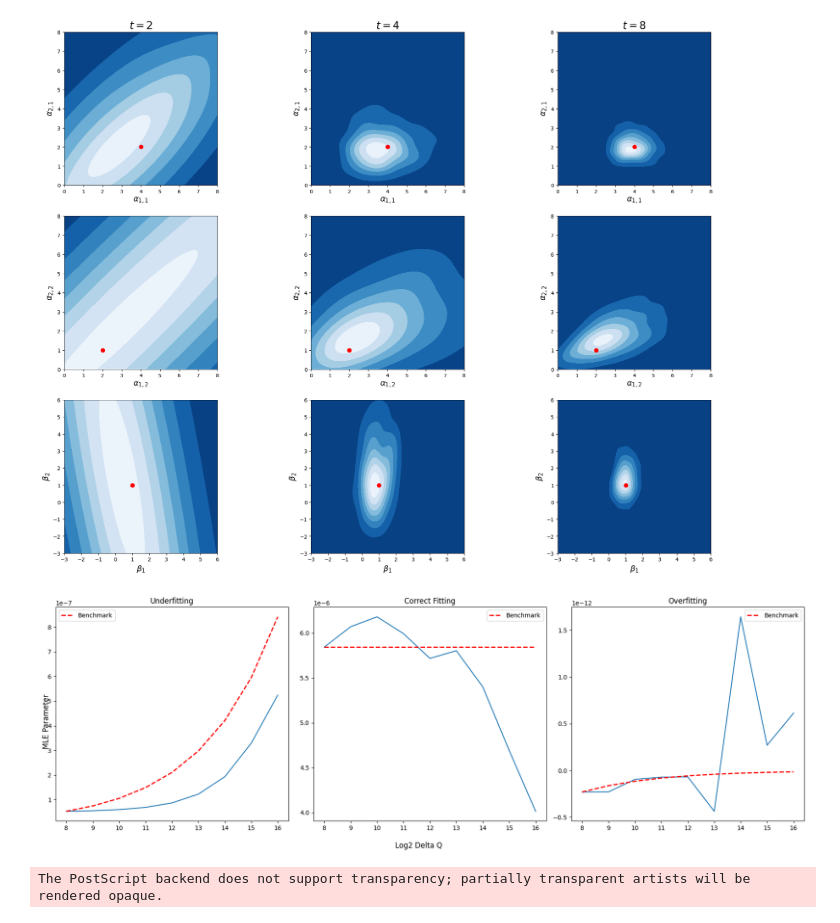
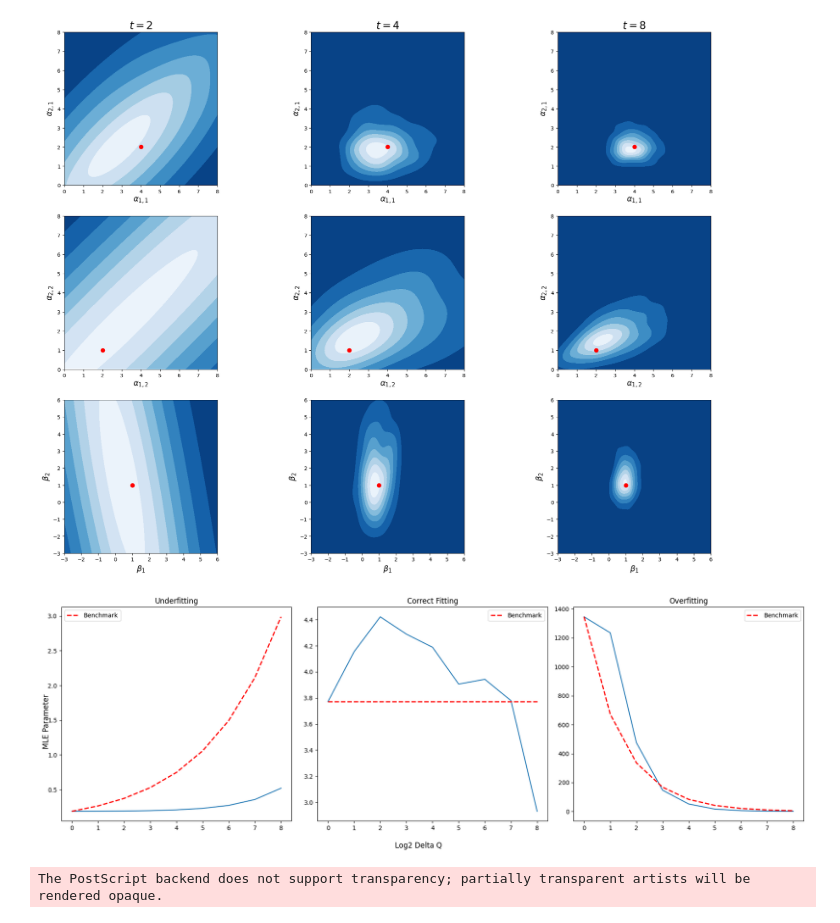
Before and after one commit to jiamingchen13/GraphOUEdge, a Jupyter notebook: Untitled.ipynb, the cells around one changed output. Saved outputs shown, nothing was run; the diff lists cells and outputs as text; code cells hidden in the pictures.

```diff
--- a/Untitled.ipynb
+++ b/Untitled.ipynb
@@ -142,16 +142,16 @@ plt.show()
 forecast_step = 1
 
 # Set hyperparameter gamma
-gamma = 25
+gamma = 1.01
 
 # Load the correlation/covariance data
-data = np.load('./data/LOBSTERdata/output/train/aggregate/cov.npz', allow_pickle=True)
+data = np.load('./data/LOBSTERdata/output/train/aggregate/corr.npz', allow_pickle=True)
 index = pd.to_datetime(data['timestamps'])
 _data = pd.DataFrame({key: data[key] for key in data.files if key != 'timestamps'}, index=index)
 
 # Derive network structure
 #TICKERS = ['SPY', 'AMZN', 'JPM', 'GS', 'KO', 'MSFT', 'NDAQ', 'MNST']
-Adj = adj_to_line_graph([[0,0,0,0,0,0,1,0],[0,0,0,0,0,0,0,0],[0,0,0,0,0,0,0,0],[0,0,0,0,0,0,1,0],[0,0,0,0,0,0,0,0],[0,0,0,0,0,0,1,0],[1,0,0,1,0,1,0,1],[0,0,0,0,0,0,1,0]], TICKERS)
+Adj = adj_to_line_graph([[0,0,0,0,0,0,1,0],[0,0,0,0,0,0,0,0],[0,0,0,0,0,0,0,0],[0,0,0,0,0,0,0,0],[0,0,0,0,0,0,0,0],[0,0,0,0,0,0,0,0],[1,0,0,0,0,0,0,0],[0,0,0,0,0,0,0,0]], TICKERS)
 
 # Number of edges
 K = Adj[0].shape[0]
@@ -165,22 +165,22 @@ delta = 1
 Q_ = np.append(P_[::delta], P_[-1]) if (Y.shape[1] - 1) % delta != 0 else P_[::delta]
 
 # Testing data
-test_data = np.load('./data/LOBSTERdata/output/test/aggregate/cov.npz', allow_pickle=True)
+test_data = np.load('./data/LOBSTERdata/output/test/aggregate/corr.npz', allow_pickle=True)
 test_index = pd.to_datetime(test_data['timestamps'])
 test_data_ = pd.DataFrame({key: test_data[key] for key in test_data.files if key != 'timestamps'}, index=test_index)
 test_Y = test_data_[Adj[1]].T
 test_set = sliding_window_view(test_Y, (K, forecast_step))[0]
 test_size = test_set.shape[0]
 # %%
-P_ = np.array([i for i in range(Y.shape[1])])
+P = np.array([i for i in range(Y.shape[1])])
 param_1 = []
 param_2 = []
 
-for j in range(1,10):
-    Q_ = np.append(P_[::j], P_[-1]) if (Y.shape[1] - 1) % j != 0 else P_[::j]
+for j in range(1,9):
+    Q = np.append(P[::j], P[-1]) if (Y.shape[1] - 1) % j != 0 else P[::j]
     # Alpha, first sample, first lag
-    param_1.append(grOU_edge_model(Y, Adj, test_set, K, test_size, forecast_step, [1], C, jump_activity, P_, Q_, gamma, is_global=False, is_single=False, print_param=True, is_test=True)[0][0][0])
-    param_2.append(grOU_edge_model(Y, Adj, test_set, K, test_size, forecast_step, [1,1], C, jump_activity, P_, Q_, gamma, is_global=False, is_single=False, print_param=True, is_test=True)[0][0][0])
+    param_1.append(grOU_edge_model(Y, Adj, test_set, K, test_size, forecast_step, [1], C, jump_activity, P, Q, gamma, is_global=False, is_single=False, print_param=True, is_test=True)[0][0][0])
+    param_2.append(grOU_edge_model(Y, Adj, test_set, K, test_size, forecast_step, [1,1], C, jump_activity, P, Q, gamma, is_global=False, is_single=False, print_param=True, is_test=True)[0][0][0])
 
 df_lag_1 = pd.DataFrame(param_1, columns=Adj[1])
 df_lag_2 = pd.DataFrame(param_2, columns=Adj[1])
@@ -354,85 +388,87 @@ X_sim.simulate('CP',15, 1)
 with open('./data/LOBSTERdata/output/train/aggregate/MCAR_CP.npy', 'rb') as f:
     sim = np.load(f)
 
-P_ = np.array([i for i in range(sim.shape[2])])
-Adj_L_OU = [np.zeros((1, 1)) for _ in range(1)]
-W_C_OU = edge_weight(Adj_L_OU)
-alphas_OU = []
-sample_index = 2
+adj_sim = adj_to_line_graph([[0,1,0],[1,0,1],[0,0,1]], ['a','b','c'])
+W_C_sim = edge_weight(adjacency_matrices(adj_sim[0], 1))
+P_ = np.linspace(0, 8, 8**7 + 1)
+subset_P = slice(0, int(8**7 / 2 ** (3 - 2)) + 1, 2 ** (6 * (3 - 2)))
+P_ = P_[subset_P]
+alphas_grOU = []
+sample_index = 0
 
 # underfitting
-for j in range(8,17):
+for j in range(9):
     Q_ = np.append(P_[::2**j], P_[-1]) if (sim.shape[2] - 1) % 2**j != 0 else P_[::2**j]
-    X_OU = GraphOUEdge([1], 1, 1, Adj_L_OU, W_C_OU, 1.01, 'data\\LOBSTERdata\\output\\train\\aggregate', 'plots')
-    X_OU.estimate_unknown_Levy(sim[sample_index], P_, Q_, 'OU', f'{jump_activity}')
-    b_OU = np.load(f'./data/LOBSTERdata/output/train/aggregate/MCAR_estimates_b_{jump_activity}.npy')
-    Sigma_OU = np.load(f'./data/LOBSTERdata/output/train/aggregate/MCAR_estimates_Sigma_{jump_activity}.npy')
-    theta_hat_OU, _, _ = estimate_OU_drift(sim[sample_index], [1], 1, P_, Q_, b_OU, 1.01, None, Sigma_OU, with_cov=True, is_global=False, is_single=False)
-    alphas_OU.append(theta_hat_OU)
+    X_grOU = GraphOUEdge([1], 2, 1, adjacency_matrices(adj_sim[0], 1), W_C_sim, 1.01, 'data\\LOBSTERdata\\output\\train\\aggregate', 'plots')
+    X_grOU.estimate_unknown_Levy(sim[sample_index][:,subset_P], P_, Q_, 'grOU', f'{jump_activity}')
+    b_grOU = np.load(f'./data/LOBSTERdata/output/train/aggregate/MCAR_estimates_b_{jump_activity}.npy')
+    Sigma_grOU = np.load(f'./data/LOBSTERdata/output/train/aggregate/MCAR_estimates_Sigma_{jump_activity}.npy')
+    theta_hat_grOU, _, _ = estimate_grCAR_drift(sim[sample_index][:,subset_P], adjacency_matrices(adj_sim[0], 1), W_C_sim, [1], 1, P_, Q_, b_grOU, 1.01, None, Sigma_grOU, with_cov=True, is_global=False, is_single=False)
+    alphas_grOU.append(theta_hat_grOU.reshape(-1))
 
-df_1 = pd.DataFrame(np.array(alphas_OU).reshape(9,1))
+df_1 = pd.DataFrame(np.array(alphas_grOU))
 with open('./data/LOBSTERdata/output/train/aggregate/sim_param_1.npy', 'wb') as f:
     np.save(f, df_1)
 
-alphas_OU = []
+alphas_grOU = []
 # match fitting
-for j in range(8,17):
+for j in range(9):
     Q_ = np.append(P_[::2**j], P_[-1]) if (sim.shape[2] - 1) % 2**j != 0 else P_[::2**j]
-    X_OU = GraphOUEdge([1,1], 1, 1, Adj_L_OU, W_C_OU, 1.01, 'data\\LOBSTERdata\\output\\train\\aggregate', 'plots')
-    X_OU.estimate_unknown_Levy(sim[sample_index], P_, Q_, 'OU', f'{jump_activity}')
-    b_OU = np.load(f'./data/LOBSTERdata/output/train/aggregate/MCAR_estimates_b_{jump_activity}.npy')
-    Sigma_OU = np.load(f'./data/LOBSTERdata/output/train/aggregate/MCAR_estimates_Sigma_{jump_activity}.npy')
-    theta_hat_OU, _, _ = estimate_OU_drift(sim[sample_index], [1,1], 1, P_, Q_, b_OU, 1.01, None, Sigma_OU, with_cov=True, is_global=False, is_single=False)
-    alphas_OU.append(theta_hat_OU)
+    X_grOU = GraphOUEdge([1,1], 2, 1, adjacency_matrices(adj_sim[0], 1), W_C_sim, 1.01, 'data\\LOBSTERdata\\output\\train\\aggregate', 'plots')
+    X_grOU.estimate_unknown_Levy(sim[sample_index][:,subset_P], P_, Q_, 'grOU', f'{jump_activity}')
+    b_grOU = np.load(f'./data/LOBSTERdata/output/train/aggregate/MCAR_estimates_b_{jump_activity}.npy')
+    Sigma_grOU = np.load(f'./data/LOBSTERdata/output/train/aggregate/MCAR_estimates_Sigma_{jump_activity}.npy')
+    theta_hat_grOU, _, _ = estimate_grCAR_drift(sim[sample_index][:,subset_P], adjacency_matrices(adj_sim[0], 1), W_C_sim, [1,1], 1, P_, Q_, b_grOU, 1.01, None, Sigma_grOU, with_cov=True, is_global=False, is_single=False)
+    alphas_grOU.append(theta_hat_grOU.reshape(-1))
 
-df_2 = pd.DataFrame(np.array(alphas_OU).reshape(9,2))
+df_2 = pd.DataFrame(np.array(alphas_grOU))
 with open('./data/LOBSTERdata/output/train/aggregate/sim_param_2.npy', 'wb') as f:
     np.save(f, df_2)
 
-alphas_OU = []
+alphas_grOU = []
 # overfitting
-for j in range(8,17):
+for j in range(9):
     Q_ = np.append(P_[::2**j], P_[-1]) if (sim.shape[2] - 1) % 2**j != 0 else P_[::2**j]
-    X_OU = GraphOUEdge([1,1,1], 1, 1, Adj_L_OU, W_C_OU, 1.01, 'data\\LOBSTERdata\\output\\train\\aggregate', 'plots')
-    X_OU.estimate_unknown_Levy(sim[sample_index], P_, Q_, 'OU', f'{jump_activity}')
-    b_OU = np.load(f'./data/LOBSTERdata/output/train/aggregate/MCAR_estimates_b_{jump_activity}.npy')
-    Sigma_OU = np.load(f'./data/LOBSTERdata/output/train/aggregate/MCAR_estimates_Sigma_{jump_activity}.npy')
-    theta_hat_OU, _, _ = estimate_OU_drift(sim[sample_index], [1,1,1], 1, P_, Q_, b_OU, 1.01, None, Sigma_OU, with_cov=True, is_global=False, is_single=False)
-    alphas_OU.append(theta_hat_OU)
+    X_grOU = GraphOUEdge([1,1,1], 2, 1, adjacency_matrices(adj_sim[0], 1), W_C_sim, 1.01, 'data\\LOBSTERdata\\output\\train\\aggregate', 'plots')
+    X_grOU.estimate_unknown_Levy(sim[sample_index][:,subset_P], P_, Q_, 'grOU', f'{jump_activity}')
+    b_grOU = np.load(f'./data/LOBSTERdata/output/train/aggregate/MCAR_estimates_b_{jump_activity}.npy')
+    Sigma_grOU = np.load(f'./data/LOBSTERdata/output/train/aggregate/MCAR_estimates_Sigma_{jump_activity}.npy')
+    theta_hat_grOU, _, _ = estimate_grCAR_drift(sim[sample_index][:,subset_P], adjacency_matrices(adj_sim[0], 1), W_C_sim, [1,1,1], 1, P_, Q_, b_grOU, 1.01, None, Sigma_grOU, with_cov=True, is_global=False, is_single=False)
+    alphas_grOU.append(theta_hat_grOU.reshape(-1))
 
-df_3 = pd.DataFrame(np.array(alphas_OU).reshape(9,3))
+df_3 = pd.DataFrame(np.array(alphas_grOU))
 with open('./data/LOBSTERdata/output/train/aggregate/sim_param_3.npy', 'wb') as f:
     np.save(f, df_3)
 
 # Plot MLE versus different Delta Q scales
 fig, axes = plt.subplots(1, 3, figsize=(18, 6), sharex=True)
 
 # First subplot: Underfitting
-axes[0].plot(range(8,17), df_1[0])
-axes[0].plot(range(8,17), [df_1[0][0] * (2**i)**.5 for i in range(9)], color="red", linestyle="--", linewidth=2, label="Benchmark")
+axes[0].plot(range(9), df_1[0])
+axes[0].plot(range(9), [df_1[0][0] * (2**i)**.5 for i in range(9)], color="red", linestyle="--", linewidth=2, label="Benchmark")
 axes[0].legend()
 axes[0].set_title('Underfitting')
 
 # Middle subplot: Correct fitting
-axes[1].plot(range(8,17), df_2[0])
-axes[1].plot(range(8,17), [df_2[0][0]] * 9, color="red", linestyle="--", linewidth=2, label="Benchmark")
+axes[1].plot(range(9), df_2[0])
+axes[1].plot(range(9), [df_2[0][0]] * 9, color="red", linestyle="--", linewidth=2, label="Benchmark")
 axes[1].legend()
 axes[1].set_title('Correct Fitting')
 
 # Last subplot: Overfitting
-axes[2].plot(range(8,17), df_3[0])
-axes[2].plot(range(8,17), [df_3[0][0] / (2**i)**.5 for i in range(9)], color="red", linestyle="--", linewidth=2, label="Benchmark")
+axes[2].plot(range(9), df_3[0])
+axes[2].plot(range(9), [df_3[0][0] / (2**i)**1 for i in range(9)], color="red", linestyle="--", linewidth=2, label="Benchmark")
 axes[2].legend()
 axes[2].set_title('Overfitting')
 
 # Shared axis labels
 fig.supxlabel('Log2 Delta Q')
 fig.supylabel('MLE Parameter')
 
 plt.tight_layout()
 plt.show()
 
 fig.savefig('./data/LOBSTERdata/output/sim/fitting.eps', bbox_inches='tight', format='eps')
 # %% [output]
-[figure, old version]
+[figure, new version]
 The PostScript backend does not support transparency; partially transparent artists will be rendered opaque.
```
Also changed, not shown: parts of 9 cells of this notebook, 1 other file.
